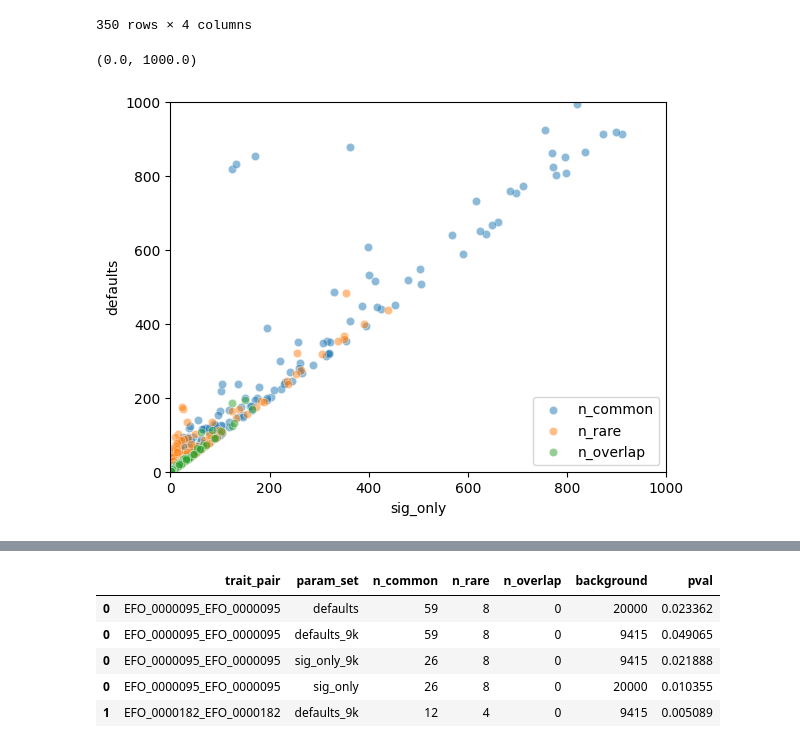
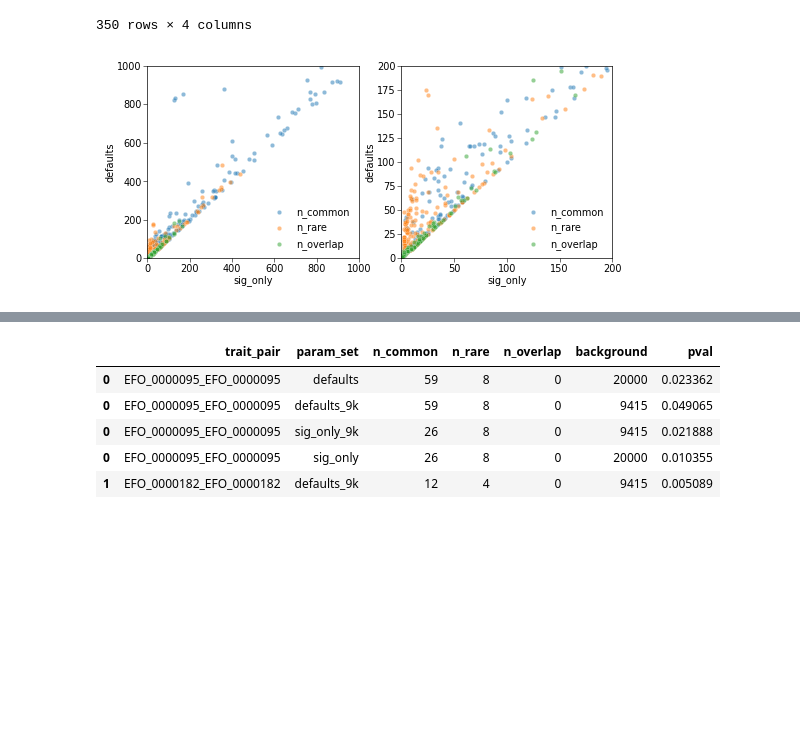
Before and after one commit to sarah-n-wright/CARVA, a Jupyter notebook: Notebooks/Gene_Overlap.ipynb, the cells around one changed output, grey strips where cells are left out. Drawn from its saved outputs; the diff is of its cells as text; code cells hidden in the pictures; blank space fills up the shorter version.

```diff
--- a/Notebooks/Gene_Overlap.ipynb
+++ b/Notebooks/Gene_Overlap.ipynb
@@ -10,4 +10,4 @@ from matplotlib_venn import venn2
 # %%
 input_dir = '/cellar/users/snwright/Data/RareCommon/inputs/'
 output_dir = '/cellar/users/snwright/Data/RareCommon/outputs/'
-fig_dir = '/cellar/users/snwright/Data/Transfer/RVC/figures/'
+figdir = '/cellar/users/snwright/Data/Transfer/RVC/figures/Gene_Overlap/'
@@ -63,11 +81,9 @@ ax2.set_xlim(0,11)
 # %% [markdown]
 Overlapping genes
 # %%
-_, [ax1, ax2] = plt.subplots(1, 2, figsize=(12, 3))
+_, ax1 = plt.subplots(1, 1, figsize=(3, 1.5))
 sns.histplot(overlap_df[overlap_df.param_set.isin(['defaults', 'sig_only'])], bins=[i*2 for i in range(80)], hue='param_set',
                 x='n_overlap', multiple='dodge', log_scale=False, cumulative=True, ax=ax1)
 ax1.set_xlim(0,160)
-sns.histplot(overlap_df[overlap_df.param_set.isin(['defaults', 'sig_only'])], bins=[i*2 for i in range(80)], hue='param_set',
-                x='n_overlap', multiple='dodge', log_scale=False, cumulative=True, ax=ax2)
-ax2.set_xlim(0,160)
+plt.savefig(os.path.join(figdir, 'cumulative_traits_overlapping_significance_filter_bars.png'), dpi=300, bbox_inches='tight')
 # %% [output]
@@ -110,11 +125,24 @@ overlap_df.pivot_table(index='trait_pair', columns='param_set', values='n_common
 | MONDO_0024647_MONDO_0024647 | 27.0 | 27.0 | NaN | NaN |
 350 rows × 4 columns
 # %%
-sns.scatterplot(overlap_df.pivot_table(index='trait_pair', columns='param_set', values='n_common'), y='defaults', x='sig_only', label='n_common', alpha=0.5)
-sns.scatterplot(overlap_df.pivot_table(index='trait_pair', columns='param_set', values='n_rare'), y='defaults', x='sig_only', label='n_rare', alpha=0.5)
-sns.scatterplot(overlap_df.pivot_table(index='trait_pair', columns='param_set', values='n_overlap'), y='defaults', x='sig_only', label='n_overlap', alpha=0.5)
-plt.xlim(0, 1000)
-plt.ylim(0, 1000)
+_, [ax1, ax2] = plt.subplots(1, 2, figsize=(6, 2.5))
+sns.scatterplot(overlap_df.pivot_table(index='trait_pair', columns='param_set', values='n_common'), y='defaults',
+                x='sig_only', label='n_common', alpha=0.5, ax=ax1, s=10)
+sns.scatterplot(overlap_df.pivot_table(index='trait_pair', columns='param_set', values='n_rare'), y='defaults',
+                x='sig_only', label='n_rare', alpha=0.5, ax=ax1, s=10)
+sns.scatterplot(overlap_df.pivot_table(index='trait_pair', columns='param_set', values='n_overlap'), y='defaults',
+                x='sig_only', label='n_overlap', alpha=0.5, ax=ax1, s=10)
+ax1.set_xlim(0, 1000)
+ax1.set_ylim(0, 1000)
+sns.scatterplot(overlap_df.pivot_table(index='trait_pair', columns='param_set', values='n_common'), y='defaults',
+                x='sig_only', label='n_common', alpha=0.5, ax=ax2, s=10)
+sns.scatterplot(overlap_df.pivot_table(index='trait_pair', columns='param_set', values='n_rare'), y='defaults',
+                x='sig_only', label='n_rare', alpha=0.5, ax=ax2, s=10)
+sns.scatterplot(overlap_df.pivot_table(index='trait_pair', columns='param_set', values='n_overlap'), y='defaults',
+                x='sig_only', label='n_overlap', alpha=0.5, ax=ax2, s=10)
+
+ax2.set_xlim(0, 200)
+ax2.set_ylim(0, 200)
+plt.savefig(os.path.join(figdir, 'scatter_default_vs_sig_only_gene_counts.png'), dpi=300, bbox_inches='tight')
 # %% [output]
-(0.0, 1000.0)
-[figure, old version]
+[figure, new version]
```
Also changed, not shown: parts of 14 cells of this notebook, 16 other files.
